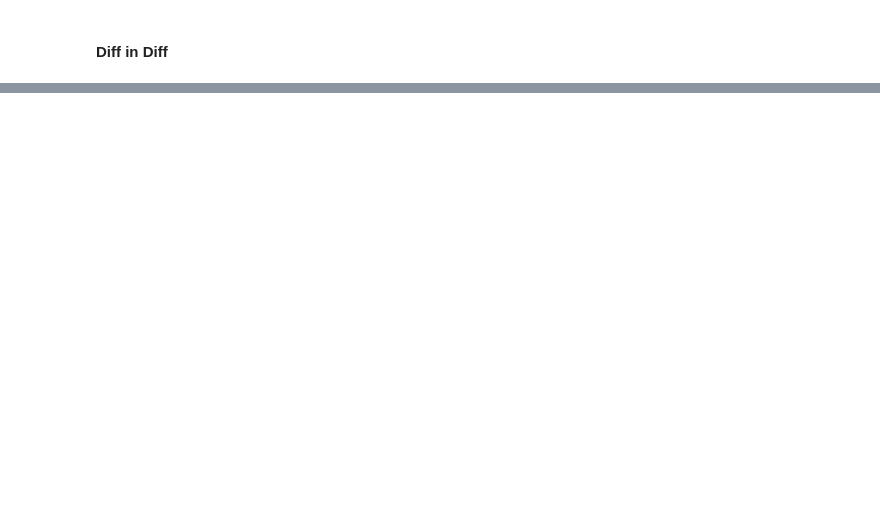
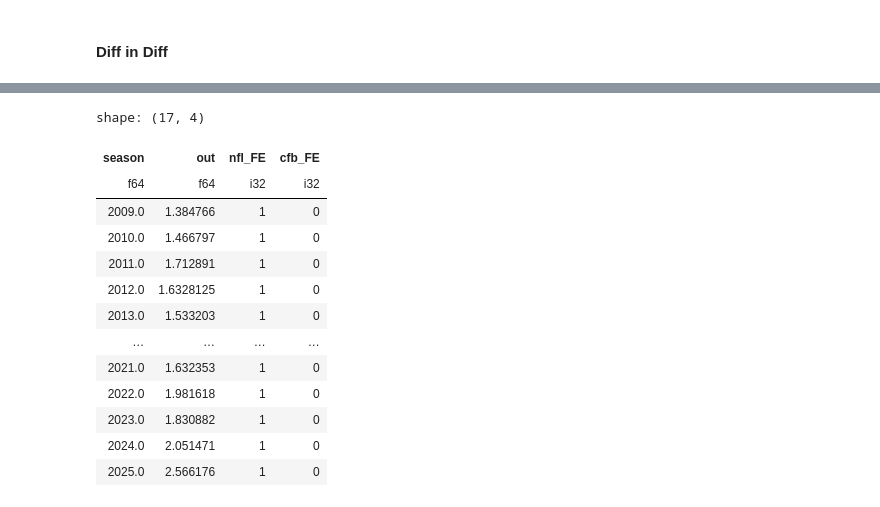
Before and after one commit to porterolson/cfb-projects, a Jupyter notebook: kickoff_DiD.ipynb, the cells around one changed output, grey strips where cells are left out. Saved outputs shown, nothing was run; the diff lists cells and outputs as text; code cells hidden in the pictures; blank space fills up the shorter version.

```diff
--- a/kickoff_DiD.ipynb
+++ b/kickoff_DiD.ipynb
@@ -591,0 +617,25 @@ plt.show()
+# %%
+nfl_data=nfl_injuries_league.select(['season','num_out_per_team_per_week'])
+nfl_data=nfl_data.rename({'num_out_per_team_per_week':'out'})
+nfl_data=nfl_data.with_columns(
+    pl.lit(1).alias('nfl_FE')
+)
+nfl_data=nfl_data.with_columns(
+    pl.lit(0).alias('cfb_FE')
+)
+nfl_data
+# %% [output]
+shape: (17, 4)
+| season | out | nfl_FE | cfb_FE |
+| f64 | f64 | i32 | i32 |
+| 2009.0 | 1.384766 | 1 | 0 |
+| 2010.0 | 1.466797 | 1 | 0 |
+| 2011.0 | 1.712891 | 1 | 0 |
+| 2012.0 | 1.6328125 | 1 | 0 |
+| 2013.0 | 1.533203 | 1 | 0 |
+| … | … | … | … |
+| 2021.0 | 1.632353 | 1 | 0 |
+| 2022.0 | 1.981618 | 1 | 0 |
+| 2023.0 | 1.830882 | 1 | 0 |
+| 2024.0 | 2.051471 | 1 | 0 |
+| 2025.0 | 2.566176 | 1 | 0 |
```
Also changed, not shown: parts of 15 cells of this notebook, 2 other files.
